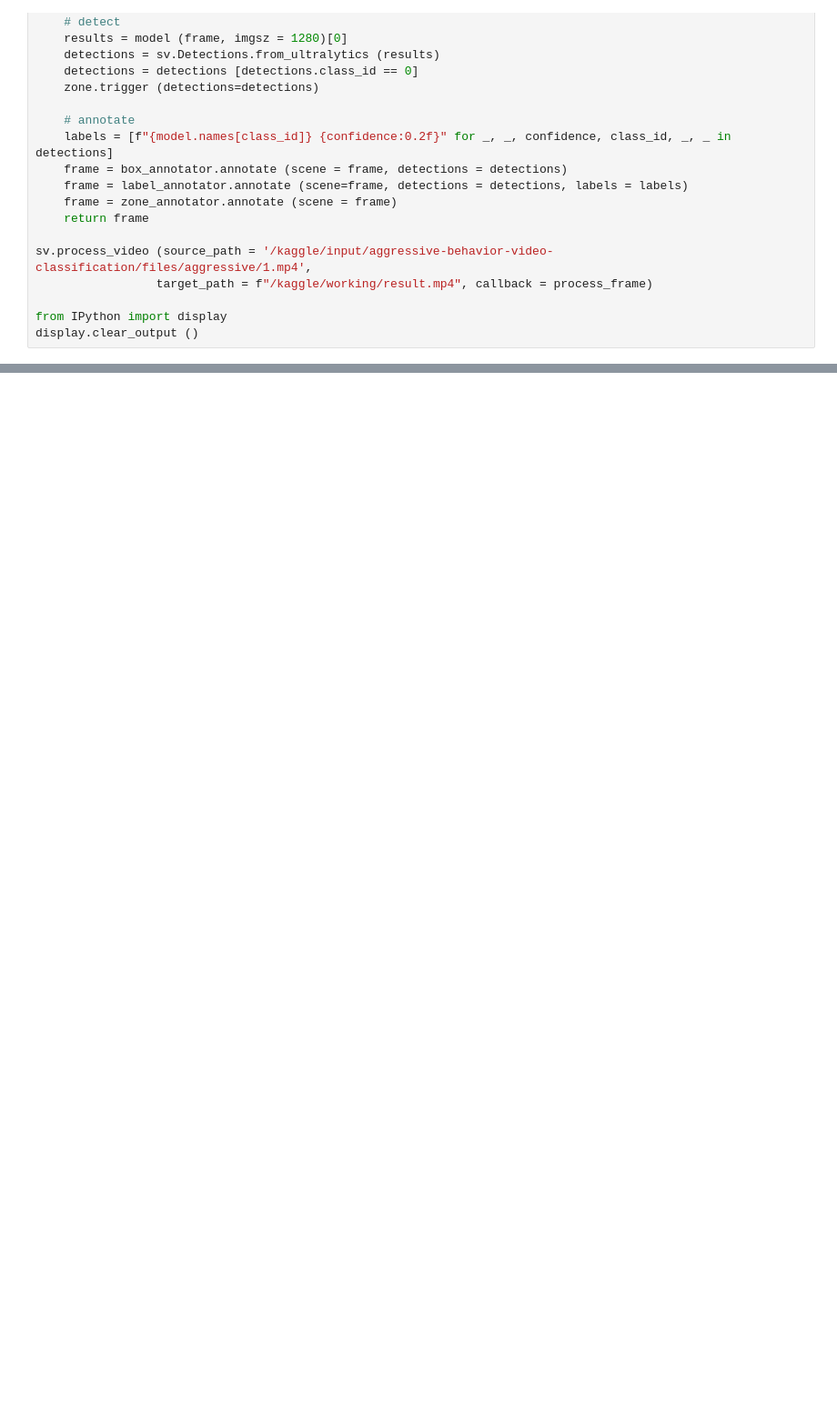
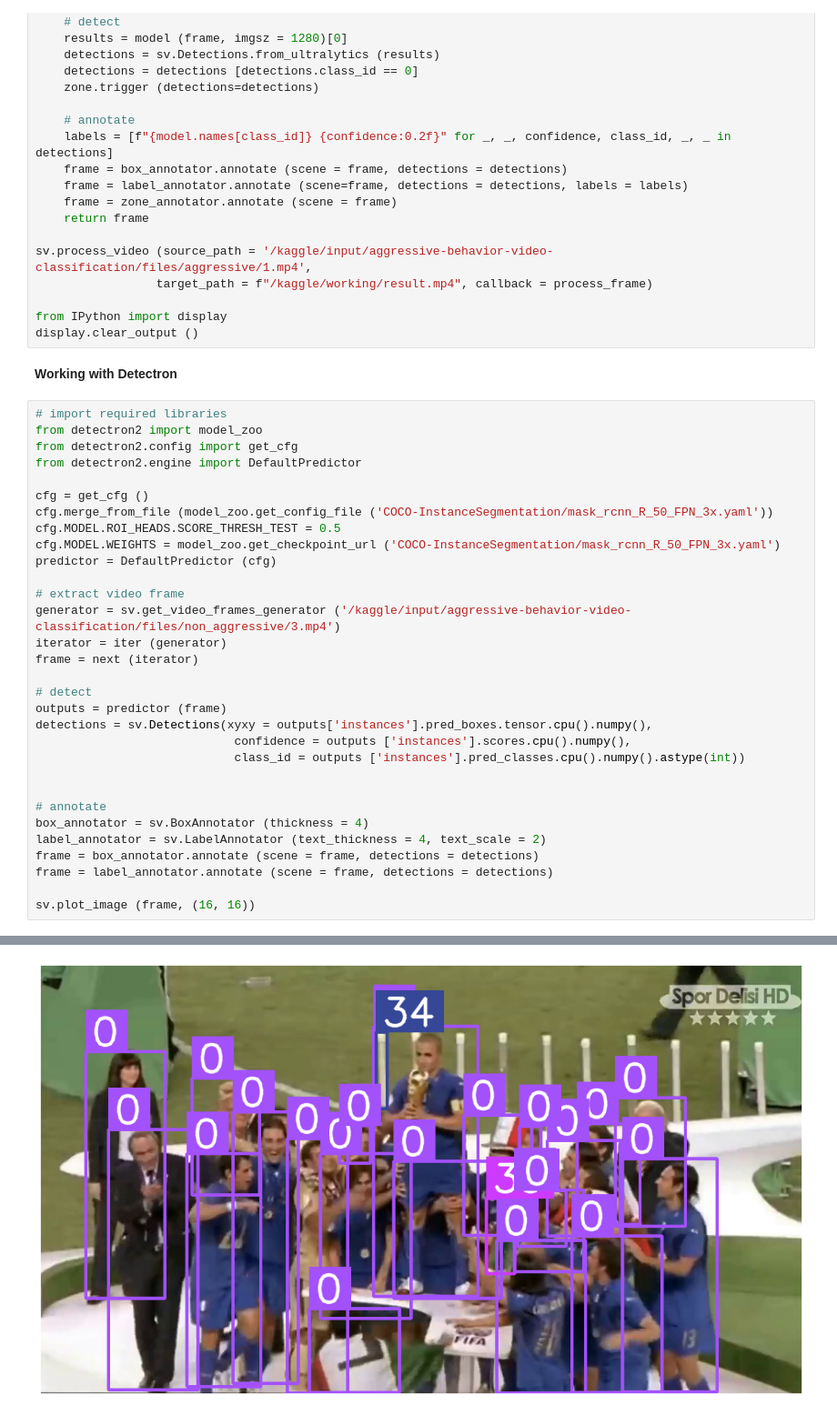
Before and after one commit to AleksandrMorozov123/Computer-vision-with-PyTorch, a Jupyter notebook: object-detection-on-video.ipynb, the cells around one changed output, grey strips where cells are left out. Shown at 91% size. Saved outputs shown, nothing was run; the diff lists cells and outputs as text; blank space fills up the shorter version.

Commit message:
Kaggle Notebook | Object detection on video | Version 4

```diff
--- a/object-detection-on-video.ipynb
+++ b/object-detection-on-video.ipynb
@@ -244,3 +250,37 @@ sv.process_video (source_path = '/kaggle/input/aggressive-behavior-video-classif
 
 from IPython import display
 display.clear_output ()
+# %% [markdown]
+**Working with Detectron**
+# %%
+# import required libraries
+from detectron2 import model_zoo
+from detectron2.config import get_cfg
+from detectron2.engine import DefaultPredictor
+
+cfg = get_cfg ()
+cfg.merge_from_file (model_zoo.get_config_file ('COCO-InstanceSegmentation/mask_rcnn_R_50_FPN_3x.yaml'))
+cfg.MODEL.ROI_HEADS.SCORE_THRESH_TEST = 0.5
+cfg.MODEL.WEIGHTS = model_zoo.get_checkpoint_url ('COCO-InstanceSegmentation/mask_rcnn_R_50_FPN_3x.yaml')
+predictor = DefaultPredictor (cfg)
+
+# extract video frame
+generator = sv.get_video_frames_generator ('/kaggle/input/aggressive-behavior-video-classification/files/non_aggressive/3.mp4')
+iterator = iter (generator)
+frame = next (iterator)
+
+# detect
+outputs = predictor (frame)
+detections = sv.Detections(xyxy = outputs['instances'].pred_boxes.tensor.cpu().numpy(),
+                            confidence = outputs ['instances'].scores.cpu().numpy(),
+                            class_id = outputs ['instances'].pred_classes.cpu().numpy().astype(int))
+
+
+# annotate
+box_annotator = sv.BoxAnnotator (thickness = 4)
+label_annotator = sv.LabelAnnotator (text_thickness = 4, text_scale = 2)
+frame = box_annotator.annotate (scene = frame, detections = detections)
+frame = label_annotator.annotate (scene = frame, detections = detections)
+
+sv.plot_image (frame, (16, 16))
+# %% [output]
@@ -246,0 +288 @@ display.clear_output ()
+[figure, added]
```
Also changed, not shown: parts of 11 cells of this notebook.
